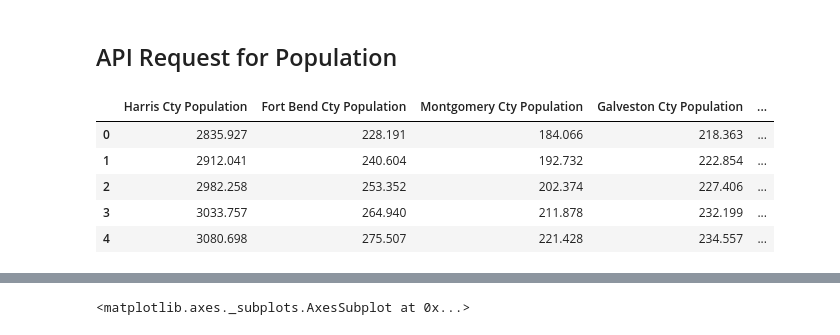
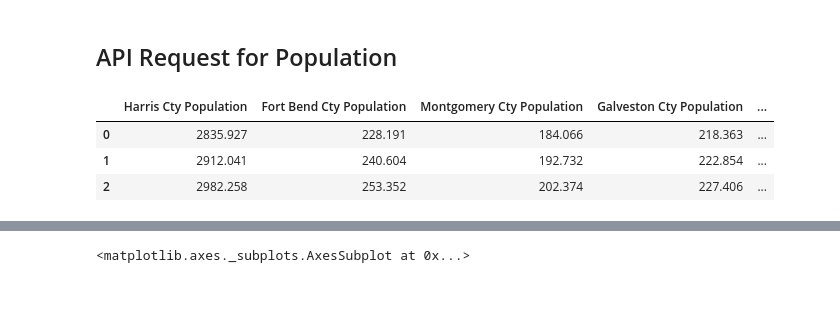
Before and after one commit to dxvo/DGJ_project, a Jupyter notebook: Source Code/de.ipynb, the cells around one changed output, grey strips where cells are left out. Saved outputs shown, nothing was run; the diff lists cells and outputs as text; code cells hidden in the pictures; blank space fills up the shorter version.

```diff
--- a/Source Code/de.ipynb
+++ b/Source Code/de.ipynb
@@ -87,31 +101,29 @@ for col_name in original_df_cols:
 # %%
 '''
 + Sending API request for Houston Population
 + Start date: 01/01/1990 - 01/01/2017
 + Period: Annual
 + The Population_df contains populations for 9 different counties in Houston-Woodlands area
 '''
 years = []
 population_df = pd.DataFrame()
 for key, name in population_dict.items():
     url = '{}{}{}{}{}{}{}'.format(base_url, key, s_dates,e_dates, api_key, ftype,freq)
     response = requests.get(url).json()['observations']
     population_df[name] = [i['value'] for i in response]
     #population_df.index = pd.to_datetime([i['date'] for i in response])
     years = pd.to_datetime([i['date'] for i in response])
 
 #convert dataframe values to floats
 population_df_cols = population_df.columns[population_df.dtypes.eq(object)]
 for col_name in population_df_cols:
     population_df[col_name] = pd.to_numeric(population_df[col_name], errors='coerce')
 
 #sum all population
 population_df['Total Population'] = population_df.sum(axis=1)
-population_df.head()
+population_df.head(3)
 # %% [output]
 |  | Harris Cty Population | Fort Bend Cty Population | Montgomery Cty Population | Galveston Cty Population | ... |
 | 0 | 2835.927 | 228.191 | 184.066 | 218.363 | ... |
 | 1 | 2912.041 | 240.604 | 192.732 | 222.854 | ... |
 | 2 | 2982.258 | 253.352 | 202.374 | 227.406 | ... |
-| 3 | 3033.757 | 264.940 | 211.878 | 232.199 | ... |
-| 4 | 3080.698 | 275.507 | 221.428 | 234.557 | ... |
```
Also changed, not shown: parts of 11 cells of this notebook, 6 other files.
